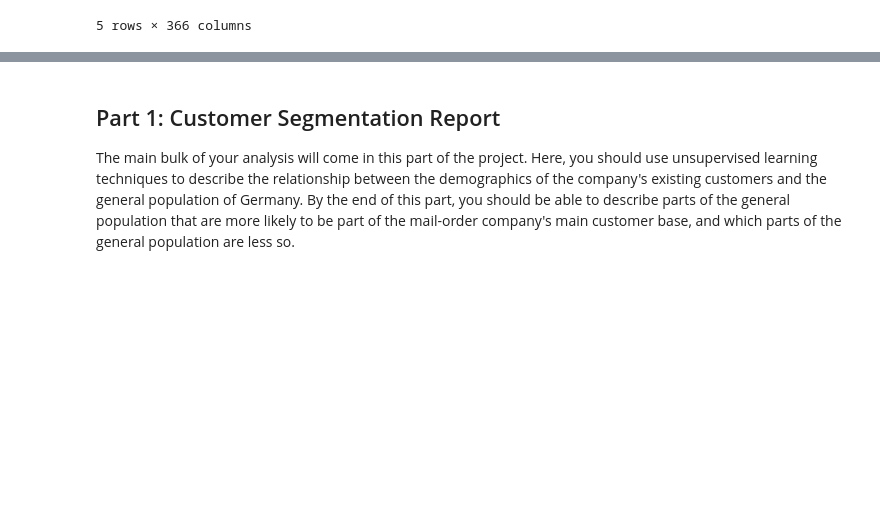
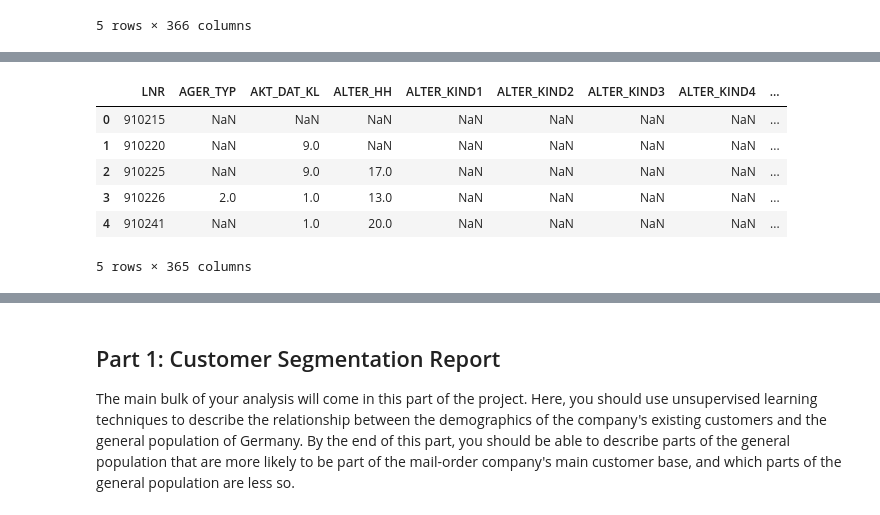
Before and after one commit to wanlipu/arvato, a Jupyter notebook: Arvato_Project_Workbook.ipynb, the cells around one changed output, grey strips where cells are left out. Drawn from its saved outputs; the diff is of its cells as text; code cells hidden in the pictures; blank space fills up the shorter version.

```diff
--- a/Arvato_Project_Workbook.ipynb
+++ b/Arvato_Project_Workbook.ipynb
@@ -68,0 +100,4 @@ memory usage: 2.4+ GB
+# %%
+# remove EINGEFUEGT_AM column
+azdias_orig_EINGEFUEGT_AM = azdias_orig[['EINGEFUEGT_AM']].copy()
+azdias_orig.drop(['EINGEFUEGT_AM'], axis=1, inplace=True)
@@ -87,3 +194,13 @@ azdias_feature_summary
 # %%
 # Be sure to add in a lot more cells (both markdown and code) to document your
 # approach and findings!
+# %%
+azdias_nan.head()
+# %% [output]
+|  | LNR | AGER_TYP | AKT_DAT_KL | ALTER_HH | ALTER_KIND1 | ALTER_KIND2 | ALTER_KIND3 | ALTER_KIND4 | ... |
+| 0 | 910215 | NaN | NaN | NaN | NaN | NaN | NaN | NaN | ... |
+| 1 | 910220 | NaN | 9.0 | NaN | NaN | NaN | NaN | NaN | ... |
+| 2 | 910225 | NaN | 9.0 | 17.0 | NaN | NaN | NaN | NaN | ... |
+| 3 | 910226 | 2.0 | 1.0 | 13.0 | NaN | NaN | NaN | NaN | ... |
+| 4 | 910241 | NaN | 1.0 | 20.0 | NaN | NaN | NaN | NaN | ... |
+5 rows × 365 columns
```
Also changed, not shown: parts of 21 cells of this notebook.
